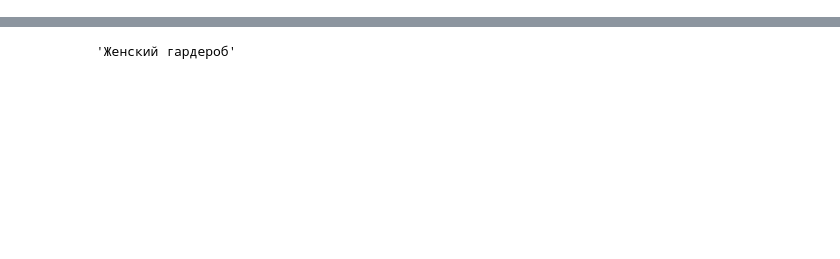
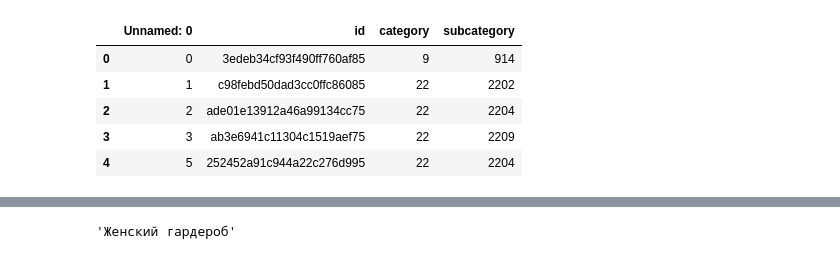
Before and after one commit to alstalm/sfml, a Jupyter notebook: hw-12/ML - Hackaton.ipynb, the cells around one changed output, grey strips where cells are left out. Drawn from its saved outputs; the diff is of its cells as text; code cells hidden in the pictures; blank space fills up the shorter version.

```diff
--- a/hw-12/ML - Hackaton.ipynb
+++ b/hw-12/ML - Hackaton.ipynb
@@ -3,7 +3,16 @@ import pandas as pd
 import json
 # %%
 # прочитаем train_2_col.csv
-#train_4_col_2 = pd.read_csv('train_4_col_2.csv', sep='\t')
+train_4_col_2 = pd.read_csv('train_4_col_2.csv', sep='\t')
+train_4_col_2_small = train_4_col_2.head(100)
+train_4_col_2_small.head()
+# %% [output]
+|  | Unnamed: 0 | id | category | subcategory |
+| 0 | 0 | 3edeb34cf93f490ff760af85 | 9 | 914 |
+| 1 | 1 | c98febd50dad3cc0ffc86085 | 22 | 2202 |
+| 2 | 2 | ade01e13912a46a99134cc75 | 22 | 2204 |
+| 3 | 3 | ab3e6941c11304c1519aef75 | 22 | 2209 |
+| 4 | 5 | 252452a91c944a22c276d995 | 22 | 2204 |
 # %%
 # прочитаем train_4_col_3 .csv
 train_4_col_3 = pd.read_csv('train_4_col_3.csv', sep='\t')
```
Also changed, not shown: parts of 16 cells of this notebook, 1 other file.
